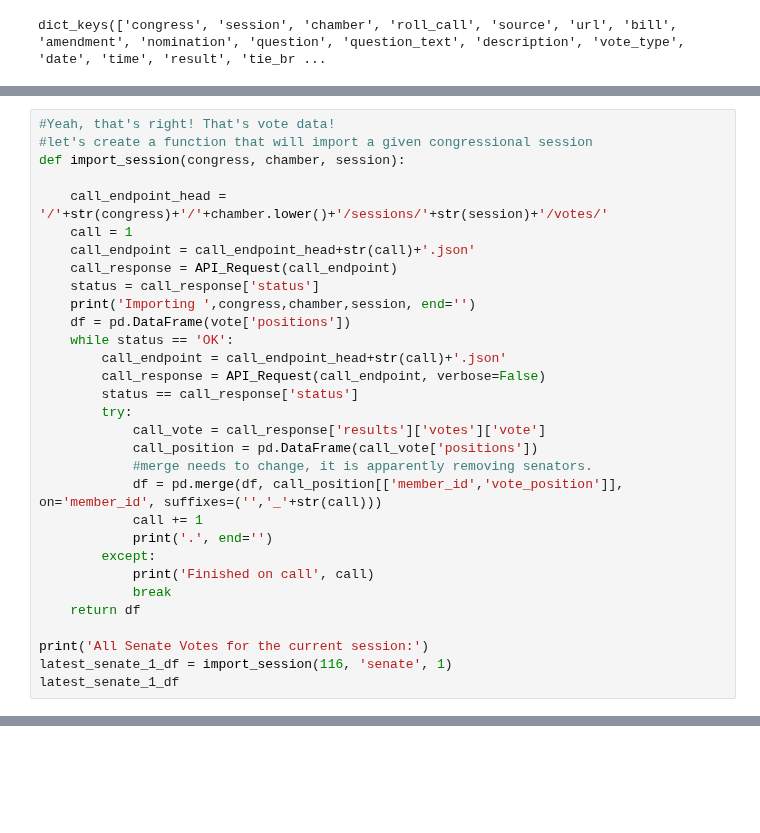
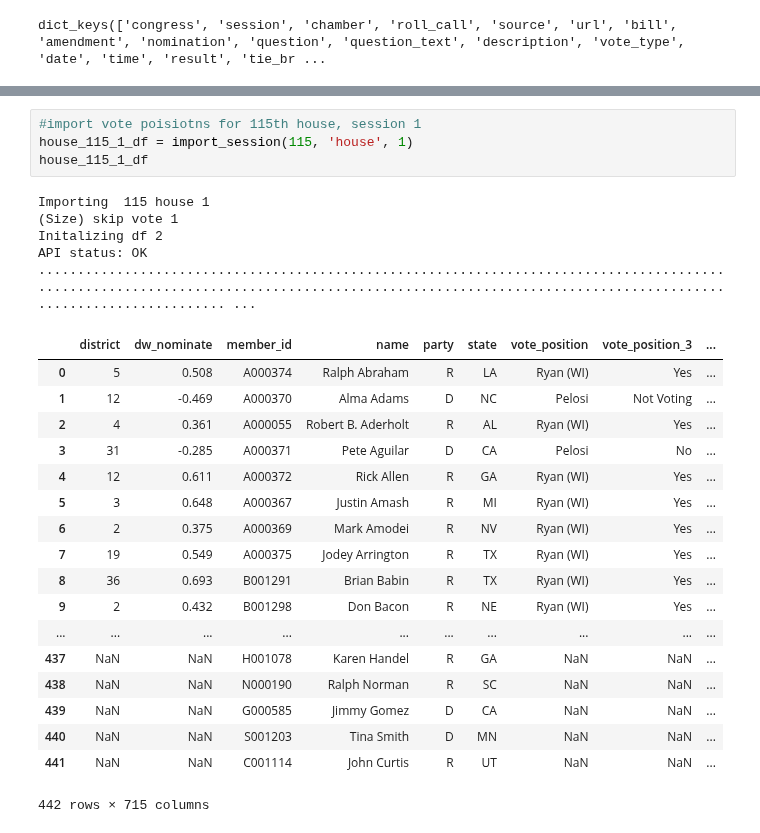
Before and after one commit to Nhorning/Congressional_Survival, a Jupyter notebook: Data Wrangling.ipynb, the cells around one changed output, grey strips where cells are left out. Cells and saved outputs as stored; diff of their text form; blank space fills up the shorter version.

```diff
--- a/Data Wrangling.ipynb
+++ b/Data Wrangling.ipynb
@@ -190,32 +190 @@ latest_vote_positions_df
 100 rows × 6 columns
-# %%
-#Yeah, that's right! That's vote data!
-#let's create a function that will import a given congressional session
-def import_session(congress, chamber, session):
-
-    call_endpoint_head = '/'+str(congress)+'/'+chamber.lower()+'/sessions/'+str(session)+'/votes/'
-    call = 1
-    call_endpoint = call_endpoint_head+str(call)+'.json'
-    call_response = API_Request(call_endpoint)
-    status = call_response['status']
-    print('Importing ',congress,chamber,session, end='')
-    df = pd.DataFrame(vote['positions'])
-    while status == 'OK':
-        call_endpoint = call_endpoint_head+str(call)+'.json'
-        call_response = API_Request(call_endpoint, verbose=False)
-        status == call_response['status']
-        try:
-            call_vote = call_response['results']['votes']['vote']
-            call_position = pd.DataFrame(call_vote['positions'])
-            #merge needs to change, it is apparently removing senators.
-            df = pd.merge(df, call_position[['member_id','vote_position']], on='member_id', suffixes=('','_'+str(call)))
-            call += 1
-            print('.', end='')
-        except:
-            print('Finished on call', call)
-            break
-    return df
-
-print('All Senate Votes for the current session:')
-latest_senate_1_df = import_session(116, 'senate', 1)
-latest_senate_1_df
@@ -244 +253,29 @@ Importing  116 senate 1.........................................................
+# %%
+#import vote poisiotns for 115th house, session 1
+house_115_1_df = import_session(115, 'house', 1)
+house_115_1_df
+# %% [output]
+Importing  115 house 1
+(Size) skip vote 1
+Initalizing df 2
+API status: OK
+........................................................................................................................................................................................................ ...
+|  | district | dw_nominate | member_id | name | party | state | vote_position | vote_position_3 | ... |
+| 0 | 5 | 0.508 | A000374 | Ralph Abraham | R | LA | Ryan (WI) | Yes | ... |
+| 1 | 12 | -0.469 | A000370 | Alma Adams | D | NC | Pelosi | Not Voting | ... |
+| 2 | 4 | 0.361 | A000055 | Robert B. Aderholt | R | AL | Ryan (WI) | Yes | ... |
+| 3 | 31 | -0.285 | A000371 | Pete Aguilar | D | CA | Pelosi | No | ... |
+| 4 | 12 | 0.611 | A000372 | Rick Allen | R | GA | Ryan (WI) | Yes | ... |
+| 5 | 3 | 0.648 | A000367 | Justin Amash | R | MI | Ryan (WI) | Yes | ... |
+| 6 | 2 | 0.375 | A000369 | Mark Amodei | R | NV | Ryan (WI) | Yes | ... |
+| 7 | 19 | 0.549 | A000375 | Jodey Arrington | R | TX | Ryan (WI) | Yes | ... |
+| 8 | 36 | 0.693 | B001291 | Brian Babin | R | TX | Ryan (WI) | Yes | ... |
+| 9 | 2 | 0.432 | B001298 | Don Bacon | R | NE | Ryan (WI) | Yes | ... |
+| ... | ... | ... | ... | ... | ... | ... | ... | ... | ... |
+| 437 | NaN | NaN | H001078 | Karen Handel | R | GA | NaN | NaN | ... |
+| 438 | NaN | NaN | N000190 | Ralph Norman | R | SC | NaN | NaN | ... |
+| 439 | NaN | NaN | G000585 | Jimmy Gomez | D | CA | NaN | NaN | ... |
+| 440 | NaN | NaN | S001203 | Tina Smith | D | MN | NaN | NaN | ... |
+| 441 | NaN | NaN | C001114 | John Curtis | R | UT | NaN | NaN | ... |
+442 rows × 715 columns
 # %%
```
Also changed, not shown: parts of 11 cells of this notebook.
